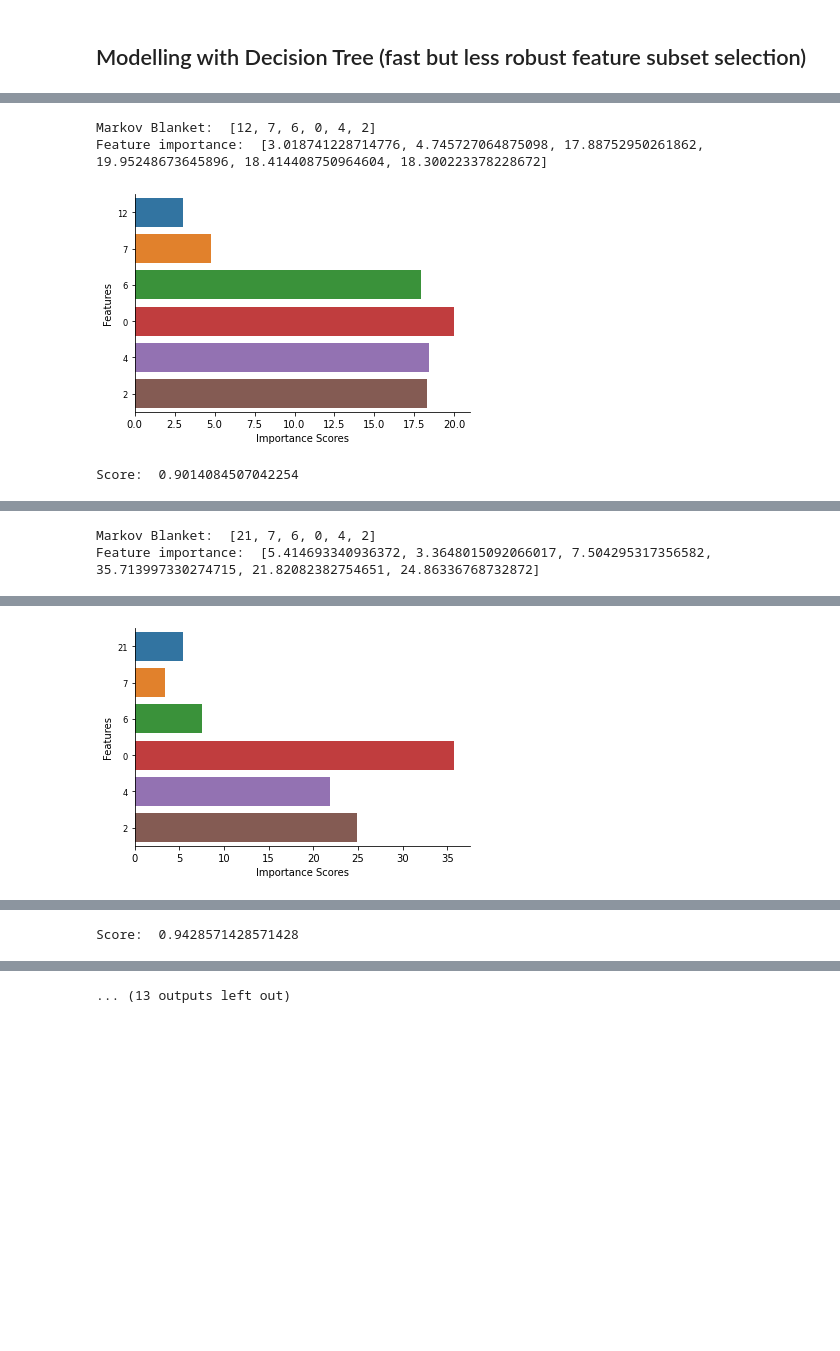
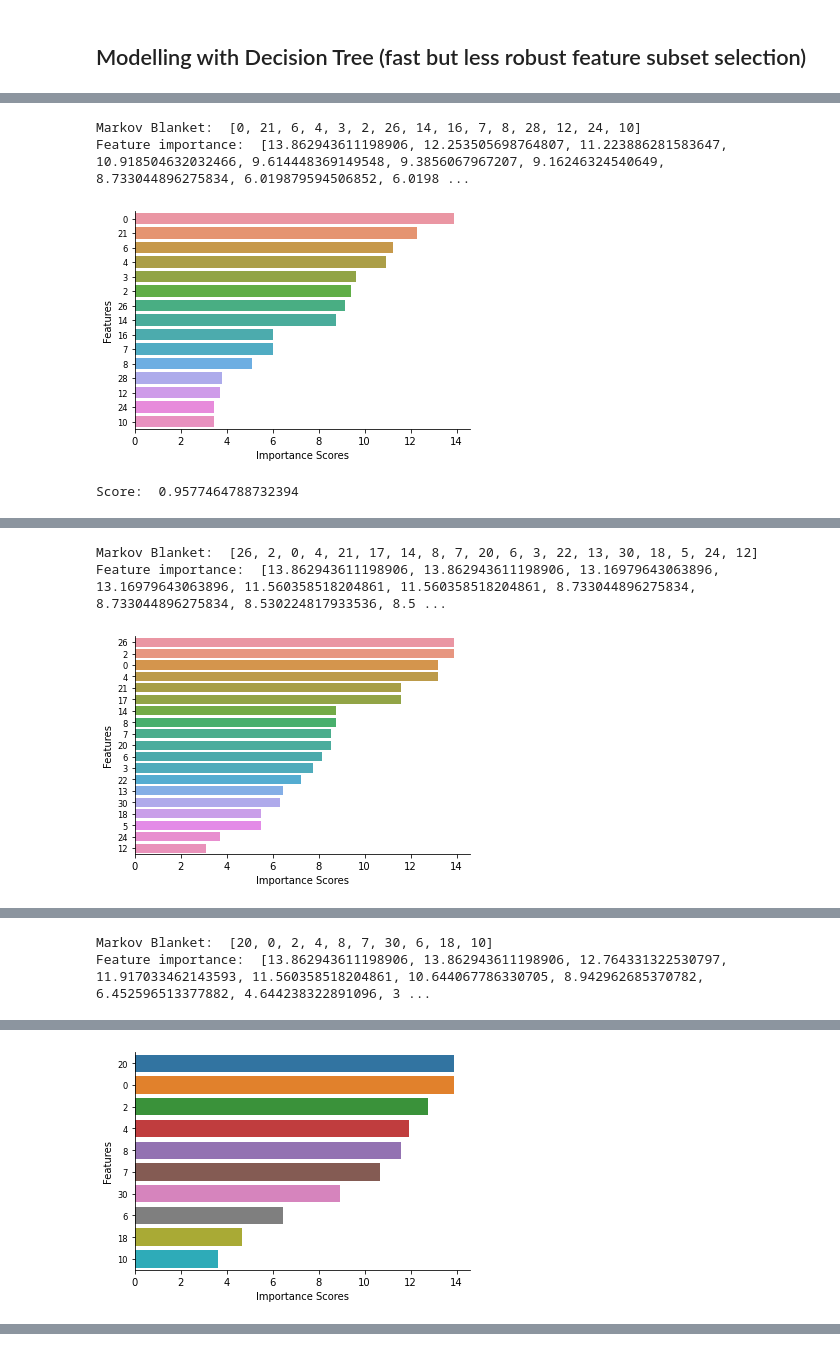
Before and after one commit to atif-hassan/PyImpetus, a Jupyter notebook: tutorials/Classification_Tutorial.ipynb, the cells around one changed output, grey strips where cells are left out. Saved outputs shown, nothing was run; the diff lists cells and outputs as text; code cells hidden in the pictures; blank space fills up the shorter version.

```diff
--- a/tutorials/Classification_Tutorial.ipynb
+++ b/tutorials/Classification_Tutorial.ipynb
@@ -95,7 +95,7 @@ for train, test in kfold.split(data):
 
     # Create a PyImpetus classification object and initialize with required parameters
     # NOTE: To achieve fast selection, set cv=0 for disabling the use of any internal cross-validation
-    model = PPIMBC(LogisticRegression(random_state=27), cv=0, num_simul=50, random_state=27, verbose=2)
+    model = PPIMBC(LogisticRegression(random_state=27, max_iter=1000, class_weight="balanced"), cv=0, num_simul=20, simul_type=0, simul_size=0.2, sig_test_type="non-parametric", random_state=27, verbose=2, p_val_thresh=0.05)
     # Fit this above object on the train part and transform the train dataset into selected feature subset
     # NOTE: x_train has to be a dataframe and y_train has to be a numpy array
     x_train = model.fit_transform(x_train, y_train)
@@ -144,5 +144,5 @@ print("\n\nTotal Time Required (in seconds): ", end-start)
-Markov Blanket:  [12, 7, 6, 0, 4, 2]
-Feature importance:  [3.018741228714776, 4.745727064875098, 17.88752950261862, 19.95248673645896, 18.414408750964604, 18.300223378228672]
+Markov Blanket:  [0, 21, 6, 4, 3, 2, 26, 14, 16, 7, 8, 28, 12, 24, 10]
+Feature importance:  [13.862943611198906, 12.253505698764807, 11.223886281583647, 10.918504632032466, 9.614448369149548, 9.3856067967207, 9.16246324540649, 8.733044896275834, 6.019879594506852, 6.0198 ...
-[figure, old version]
+[figure, new version]
-Score:  0.9014084507042254
+Score:  0.9577464788732394
 [Parallel(n_jobs=-1)]: Using backend LokyBackend with 12 concurrent workers.
@@ -165,2 +165,3 @@ Score:  0.9014084507042254
-Markov Blanket:  [21, 7, 6, 0, 4, 2]
-Feature importance:  [5.414693340936372, 3.3648015092066017, 7.504295317356582, 35.713997330274715, 21.82082382754651, 24.86336768732872]
+Markov Blanket:  [26, 2, 0, 4, 21, 17, 14, 8, 7, 20, 6, 3, 22, 13, 30, 18, 5, 24, 12]
+Feature importance:  [13.862943611198906, 13.862943611198906, 13.16979643063896, 13.16979643063896, 11.560358518204861, 11.560358518204861, 8.733044896275834, 8.733044896275834, 8.530224817933536, 8.5 ...
+[figure, new version]
@@ -168,2 +169 @@ Feature importance:  [5.414693340936372, 3.3648015092066017, 7.504295317356582,
-[figure, old version]
 [Parallel(n_jobs=-1)]: Using backend LokyBackend with 12 concurrent workers.
@@ -170 +186,2 @@ Feature importance:  [5.414693340936372, 3.3648015092066017, 7.504295317356582,
-Score:  0.9428571428571428
+Markov Blanket:  [20, 0, 2, 4, 8, 7, 30, 6, 18, 10]
+Feature importance:  [13.862943611198906, 13.862943611198906, 12.764331322530797, 11.917033462143593, 11.560358518204861, 10.644067786330705, 8.942962685370782, 6.452596513377882, 4.644238322891096, 3 ...
@@ -187,0 +195 @@ Score:  0.9428571428571428
+[figure, added]
@@ -190 +196,0 @@ Feature importance:  [13.850917872090887, 3.1660680458993835, 3.4153679047173253
-... (13 outputs left out)
```
Also changed, not shown: parts of 7 cells of this notebook.
